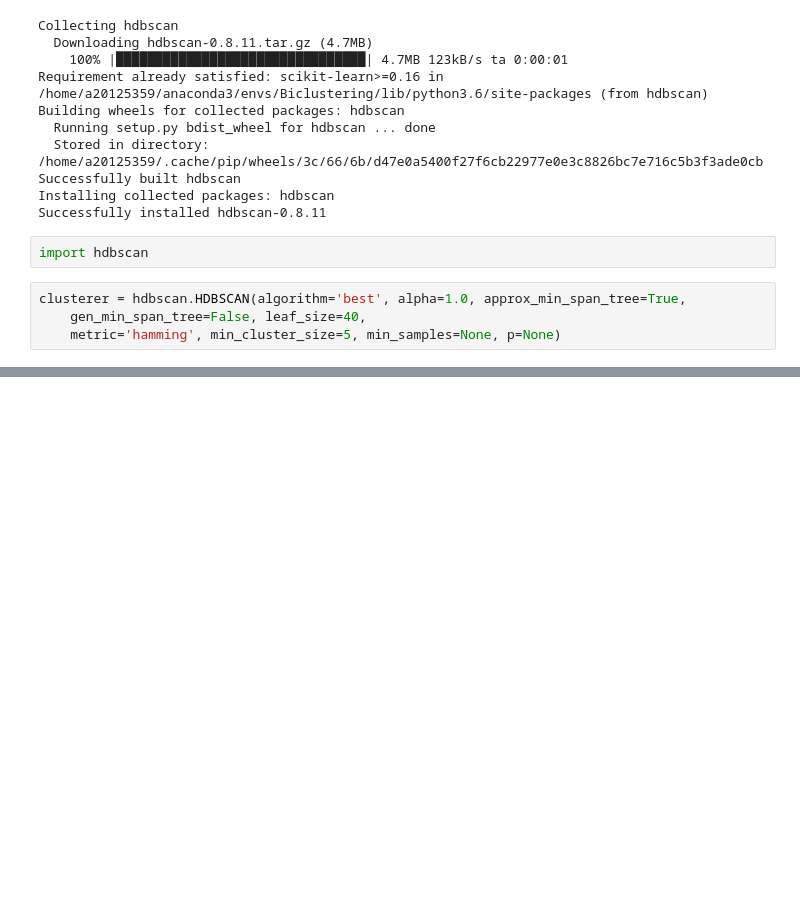
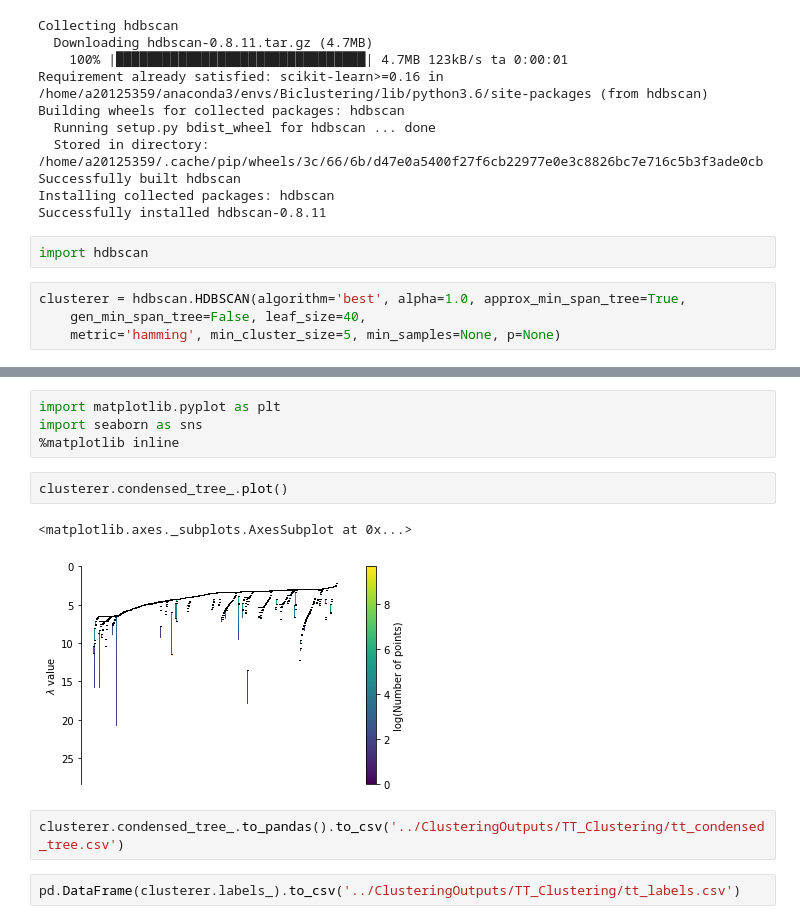
Before and after one commit to josechudev/GeneExpressionBiClustering, a Jupyter notebook: Notebooks/2.1 TT Clustering.ipynb, the cells around one changed output, grey strips where cells are left out. Drawn from its saved outputs; the diff is of its cells as text; blank space fills up the shorter version.

```diff
--- a/Notebooks/2.1 TT Clustering.ipynb
+++ b/Notebooks/2.1 TT Clustering.ipynb
@@ -66,0 +98,13 @@ clusterer.fit(ttTrain[ttTrain.columns[1:]])
+# %%
+import matplotlib.pyplot as plt
+import seaborn as sns
+%matplotlib inline
+# %%
+clusterer.condensed_tree_.plot()
+# %% [output]
+<matplotlib.axes._subplots.AxesSubplot at 0x...>
+[figure, added]
+# %%
+clusterer.condensed_tree_.to_pandas().to_csv('../ClusteringOutputs/TT_Clustering/tt_condensed_tree.csv')
+# %%
+pd.DataFrame(clusterer.labels_).to_csv('../ClusteringOutputs/TT_Clustering/tt_labels.csv')
```
Also changed, not shown: parts of 11 cells of this notebook, 1 other file.
